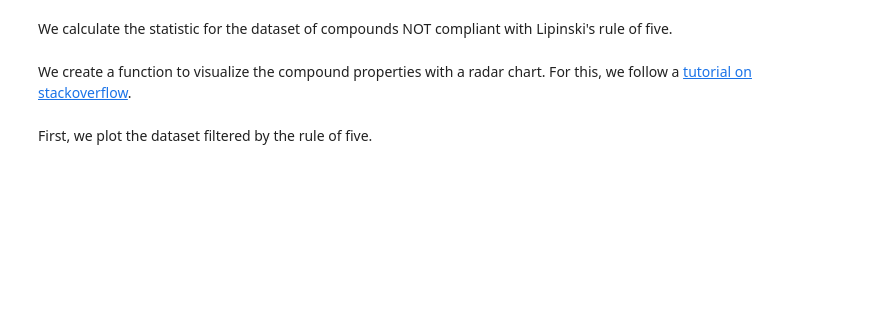
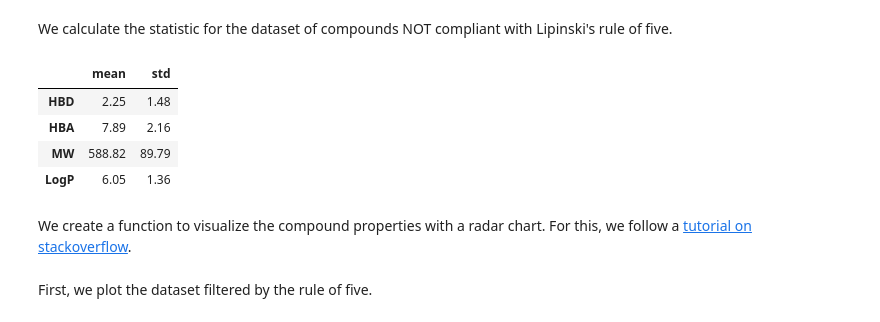
Before and after one commit to ICOA-SBC/GSON-cheminformatics, a Jupyter notebook: cours_2/T2_adme_filtering.ipynb, the cells around one changed output. Drawn from its saved outputs; the diff is of its cells as text; code cells hidden in the pictures; blank space fills up the shorter version.

```diff
--- a/cours_2/T2_adme_filtering.ipynb
+++ b/cours_2/T2_adme_filtering.ipynb
@@ -251,8 +268,9 @@ def df_rule_of_five(df):
 
     # Create pandas row for conditions results with values and information whether rule of five is violated
     rule5_prop_df = pd.DataFrame(Ldescriptors)
-    rule5_prop_df.columns = ['MW', 'HBA', 'HBD', 'LogP', 'rule_of_five_conform']
-    df = df.join(rule5_prop_df)
-    return(df)
+    rule5_prop_df.columns = ['MW', 'HBA', 'HBD', 'LogP', 'rule_of_5']
+    rule5_prop_df = rule5_prop_df.set_index(df.index)
+
+    return rule5_prop_df
 # %%
 exo_df_rule_of_five.correction(df_rule_of_five)
@@ -263,4 +293,4 @@ ChEMBL_df.head()
 # %%
-ChEMBL_df = df_rule_of_five(ChEMBL_df)
+ChEMBL_df = ChEMBL_df.join(df_rule_of_five(ChEMBL_df))
 # %%
 ChEMBL_df.head(15)
@@ -321,8 +400,14 @@ stats_rof
 # %% [markdown]
 We calculate the statistic for the dataset of compounds NOT compliant with Lipinski's rule of five.
 # %%
-stats_not_rof = get_properties_stats(ChEMBL_df[ChEMBL_df['rule_of_five_conform']=='no'])
+stats_not_rof = get_properties_stats(ChEMBL_df[ChEMBL_df['rule_of_5']=='no'])
 stats_not_rof
+# %% [output]
+|  | mean | std |
+| HBD | 2.25 | 1.48 |
+| HBA | 7.89 | 2.16 |
+| MW | 588.82 | 89.79 |
+| LogP | 6.05 | 1.36 |
 # %% [markdown]
 We create a function to visualize the compound properties with a radar chart. For this, we follow a [tutorial on stackoverflow](https://stackoverflow.com/questions/42227409/tutorial-for-python-radar-chart-plot).
 # %%
```
Also changed, not shown: parts of 22 cells of this notebook, 2 other files.
